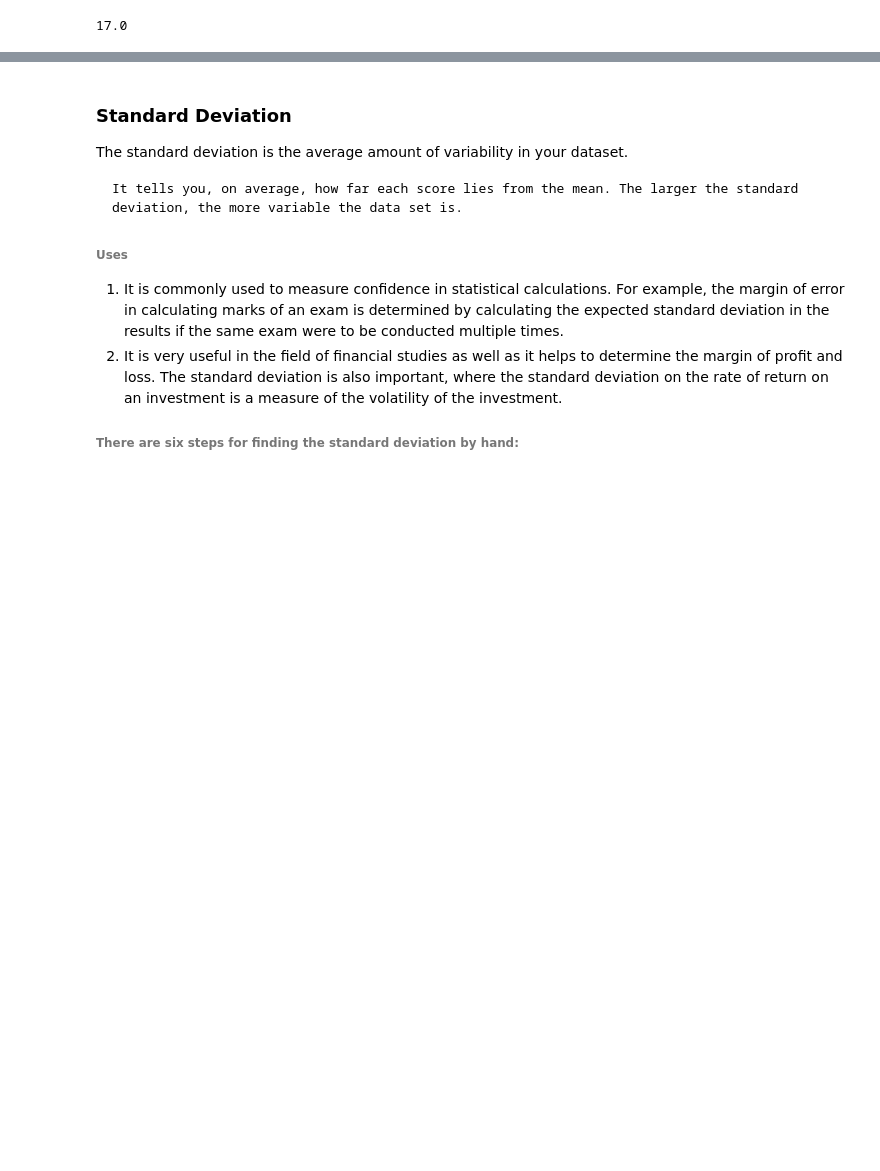
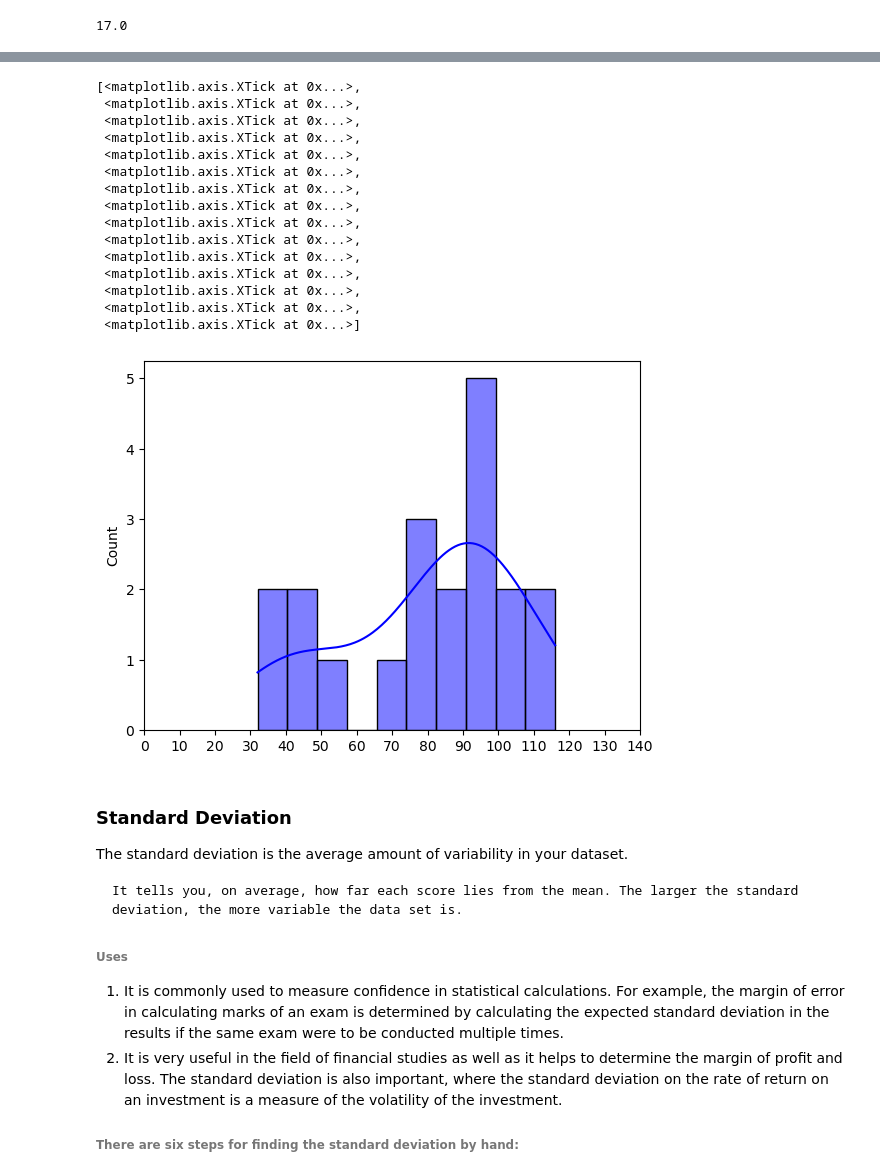
Before and after one commit to himanshu-1205/Statistics, a Jupyter notebook: Statistics/Measure of dispersion.ipynb, the cells around one changed output, grey strips where cells are left out. Drawn from its saved outputs; the diff is of its cells as text; code cells hidden in the pictures; blank space fills up the shorter version.

```diff
--- a/Statistics/Measure of dispersion.ipynb
+++ b/Statistics/Measure of dispersion.ipynb
@@ -110,3 +134,23 @@ semi_iqr
+# %%
+g = sns.histplot(data,kde=True,color='blue',bins=10)
+g.set_xticks(range(0,150,10))
+# %% [output]
+[<matplotlib.axis.XTick at 0x...>,
+ <matplotlib.axis.XTick at 0x...>,
+ <matplotlib.axis.XTick at 0x...>,
+ <matplotlib.axis.XTick at 0x...>,
+ <matplotlib.axis.XTick at 0x...>,
+ <matplotlib.axis.XTick at 0x...>,
+ <matplotlib.axis.XTick at 0x...>,
+ <matplotlib.axis.XTick at 0x...>,
+ <matplotlib.axis.XTick at 0x...>,
+ <matplotlib.axis.XTick at 0x...>,
+ <matplotlib.axis.XTick at 0x...>,
+ <matplotlib.axis.XTick at 0x...>,
+ <matplotlib.axis.XTick at 0x...>,
+ <matplotlib.axis.XTick at 0x...>,
+ <matplotlib.axis.XTick at 0x...>]
+[figure, added]
 # %% [markdown]
 ### Standard Deviation
 The standard deviation is the average amount of variability in your dataset.
```
Also changed, not shown: parts of 6 cells of this notebook, 3 other files.
